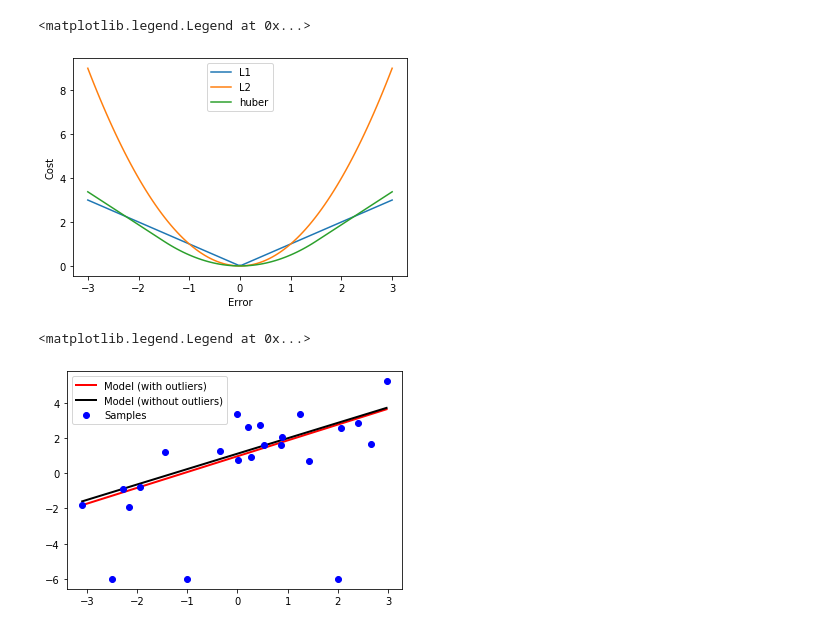
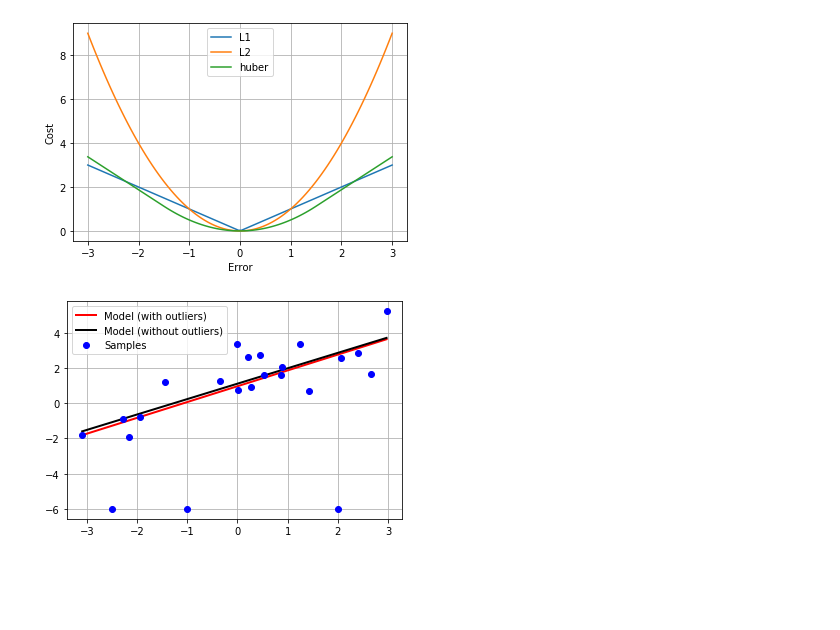
Before and after one commit to alejandECE/ml-examples, a Jupyter notebook: linear regression/robust linear regression.ipynb, the cells around one changed output. Saved outputs shown, nothing was run; the diff lists cells and outputs as text; code cells hidden in the pictures; blank space fills up the shorter version.

```diff
--- a/linear regression/robust linear regression.ipynb
+++ b/linear regression/robust linear regression.ipynb
@@ -150,9 +157,9 @@ plt.plot(err,huber,label='huber')
 plt.xlabel('Error')
 plt.ylabel('Cost')
 plt.legend()
+plt.grid()
 # %% [output]
-<matplotlib.legend.Legend at 0x...>
-[figure, old version]
+[figure, new version]
 # %%
 def huber_cost(w,X,y,delta=0.5):
     err = X.dot(w) - y
@@ -174,21 +181,21 @@ poly = PolynomialFeatures(degree)
 # %%
 mesh = poly.fit_transform(x)
 mesh[:,1:] = scaler.transform(mesh[:,1:])
 # With outliers
 result = opt.minimize(huber_cost, w0, method = 'L-BFGS-B', jac = huber_cost_grad, args = (X,y), options = op)
 w = result.x
 h = mesh.dot(w)
 temp = scaler.inverse_transform(mesh[:,1:])
 plt.plot(temp[:,0],h,'r-', linewidth = 2, label = 'Model (with outliers)')
 # Without outliers
 result = opt.minimize(huber_cost, w0, method = 'L-BFGS-B', jac = huber_cost_grad, args = (X[:-3,:],y[:-3]), options = op)
 w = result.x
 h = mesh.dot(w)
 temp = scaler.inverse_transform(mesh[:,1:])
 plt.plot(temp[:,0],h,'k-', linewidth = 2, label = 'Model (without outliers)')
 temp = scaler.inverse_transform(X[:,1:])
 plt.plot(temp[:,0],y,'bo', markersize = 6, label = 'Samples')
 plt.legend()
+plt.grid()
 # %% [output]
-<matplotlib.legend.Legend at 0x...>
-[figure, old version]
+[figure, new version]
```
Also changed, not shown: parts of 8 cells of this notebook, 3 other files.
